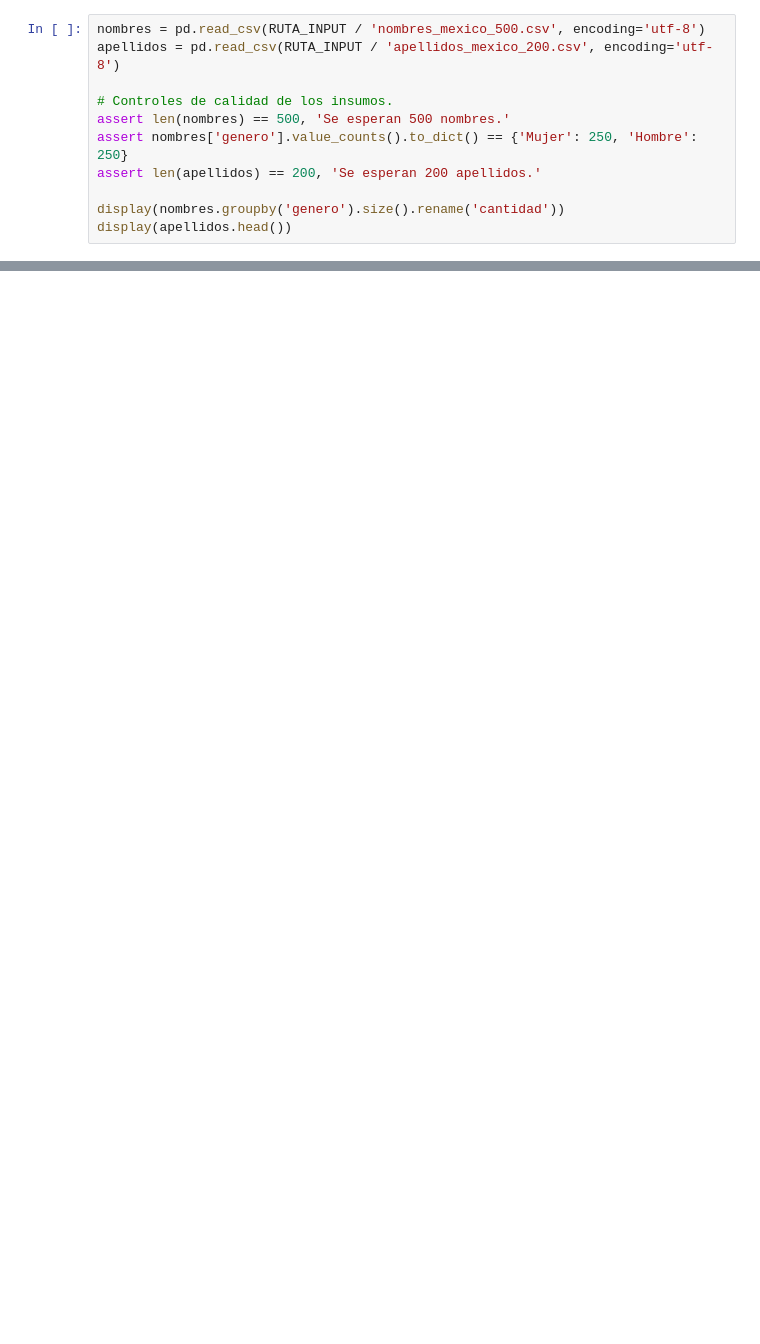
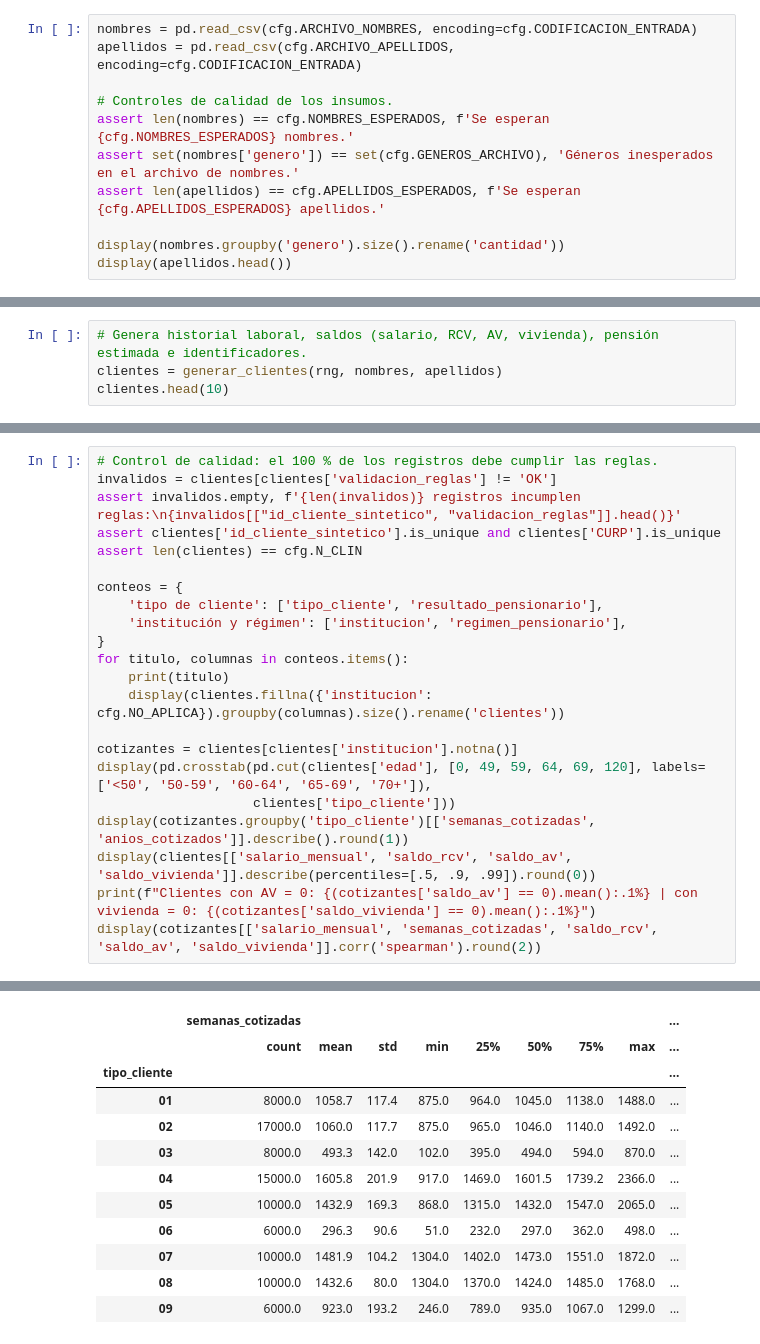
Before and after one commit to Aacesfm/WebScrapping, a Jupyter notebook: SyntethicDataGenerator/generador_clientes_sinteticos.ipynb, the cells around one changed output, grey strips where cells are left out. Drawn from its saved outputs; the diff is of its cells as text; blank space fills up the shorter version.

```diff
--- a/SyntethicDataGenerator/generador_clientes_sinteticos.ipynb
+++ b/SyntethicDataGenerator/generador_clientes_sinteticos.ipynb
@@ -29,11 +35,11 @@ rng = np.random.default_rng(SEMILLA)
 # %%
-nombres = pd.read_csv(RUTA_INPUT / 'nombres_mexico_500.csv', encoding='utf-8')
-apellidos = pd.read_csv(RUTA_INPUT / 'apellidos_mexico_200.csv', encoding='utf-8')
+nombres = pd.read_csv(cfg.ARCHIVO_NOMBRES, encoding=cfg.CODIFICACION_ENTRADA)
+apellidos = pd.read_csv(cfg.ARCHIVO_APELLIDOS, encoding=cfg.CODIFICACION_ENTRADA)
 
 # Controles de calidad de los insumos.
-assert len(nombres) == 500, 'Se esperan 500 nombres.'
-assert nombres['genero'].value_counts().to_dict() == {'Mujer': 250, 'Hombre': 250}
-assert len(apellidos) == 200, 'Se esperan 200 apellidos.'
+assert len(nombres) == cfg.NOMBRES_ESPERADOS, f'Se esperan {cfg.NOMBRES_ESPERADOS} nombres.'
+assert set(nombres['genero']) == set(cfg.GENEROS_ARCHIVO), 'Géneros inesperados en el archivo de nombres.'
+assert len(apellidos) == cfg.APELLIDOS_ESPERADOS, f'Se esperan {cfg.APELLIDOS_ESPERADOS} apellidos.'
 
 display(nombres.groupby('genero').size().rename('cantidad'))
 display(apellidos.head())
@@ -76,0 +57,4 @@ display(clientes['genero'].value_counts().rename('cantidad'))
+# %%
+# Genera historial laboral, saldos (salario, RCV, AV, vivienda), pensión estimada e identificadores.
+clientes = generar_clientes(rng, nombres, apellidos)
+clientes.head(10)
@@ -76,0 +74,23 @@ display(clientes['genero'].value_counts().rename('cantidad'))
+# %%
+# Control de calidad: el 100 % de los registros debe cumplir las reglas.
+invalidos = clientes[clientes['validacion_reglas'] != 'OK']
+assert invalidos.empty, f'{len(invalidos)} registros incumplen reglas:\n{invalidos[["id_cliente_sintetico", "validacion_reglas"]].head()}'
+assert clientes['id_cliente_sintetico'].is_unique and clientes['CURP'].is_unique
+assert len(clientes) == cfg.N_CLIN
+
+conteos = {
+    'tipo de cliente': ['tipo_cliente', 'resultado_pensionario'],
+    'institución y régimen': ['institucion', 'regimen_pensionario'],
+}
+for titulo, columnas in conteos.items():
+    print(titulo)
+    display(clientes.fillna({'institucion': cfg.NO_APLICA}).groupby(columnas).size().rename('clientes'))
+
+cotizantes = clientes[clientes['institucion'].notna()]
+display(pd.crosstab(pd.cut(clientes['edad'], [0, 49, 59, 64, 69, 120], labels=['<50', '50-59', '60-64', '65-69', '70+']),
+                    clientes['tipo_cliente']))
+display(cotizantes.groupby('tipo_cliente')[['semanas_cotizadas', 'anios_cotizados']].describe().round(1))
+display(clientes[['salario_mensual', 'saldo_rcv', 'saldo_av', 'saldo_vivienda']].describe(percentiles=[.5, .9, .99]).round(0))
+print(f"Clientes con AV = 0: {(cotizantes['saldo_av'] == 0).mean():.1%} | con vivienda = 0: {(cotizantes['saldo_vivienda'] == 0).mean():.1%}")
+display(cotizantes[['salario_mensual', 'semanas_cotizadas', 'saldo_rcv', 'saldo_av', 'saldo_vivienda']].corr('spearman').round(2))
+# %% [output]
@@ -76,0 +124,12 @@ display(clientes['genero'].value_counts().rename('cantidad'))
+|  | semanas_cotizadas |  |  |  |  |  |  |  | ... |
+|  | count | mean | std | min | 25% | 50% | 75% | max | ... |
+| tipo_cliente |  |  |  |  |  |  |  |  | ... |
+| 01 | 8000.0 | 1058.7 | 117.4 | 875.0 | 964.0 | 1045.0 | 1138.0 | 1488.0 | ... |
+| 02 | 17000.0 | 1060.0 | 117.7 | 875.0 | 965.0 | 1046.0 | 1140.0 | 1492.0 | ... |
+| 03 | 8000.0 | 493.3 | 142.0 | 102.0 | 395.0 | 494.0 | 594.0 | 870.0 | ... |
+| 04 | 15000.0 | 1605.8 | 201.9 | 917.0 | 1469.0 | 1601.5 | 1739.2 | 2366.0 | ... |
+| 05 | 10000.0 | 1432.9 | 169.3 | 868.0 | 1315.0 | 1432.0 | 1547.0 | 2065.0 | ... |
+| 06 | 6000.0 | 296.3 | 90.6 | 51.0 | 232.0 | 297.0 | 362.0 | 498.0 | ... |
+| 07 | 10000.0 | 1481.9 | 104.2 | 1304.0 | 1402.0 | 1473.0 | 1551.0 | 1872.0 | ... |
+| 08 | 10000.0 | 1432.6 | 80.0 | 1304.0 | 1370.0 | 1424.0 | 1485.0 | 1768.0 | ... |
+| 09 | 6000.0 | 923.0 | 193.2 | 246.0 | 789.0 | 935.0 | 1067.0 | 1299.0 | ... |
```
Also changed, not shown: parts of 9 cells of this notebook, 13 other files.
